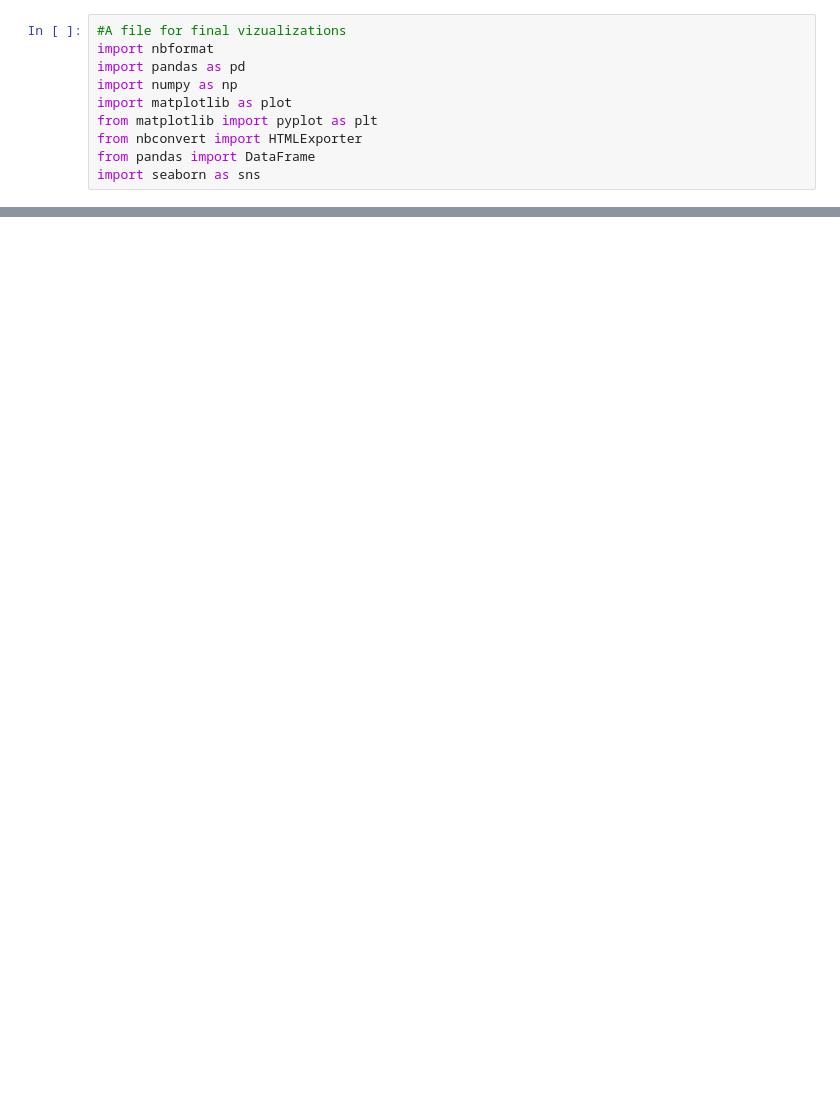
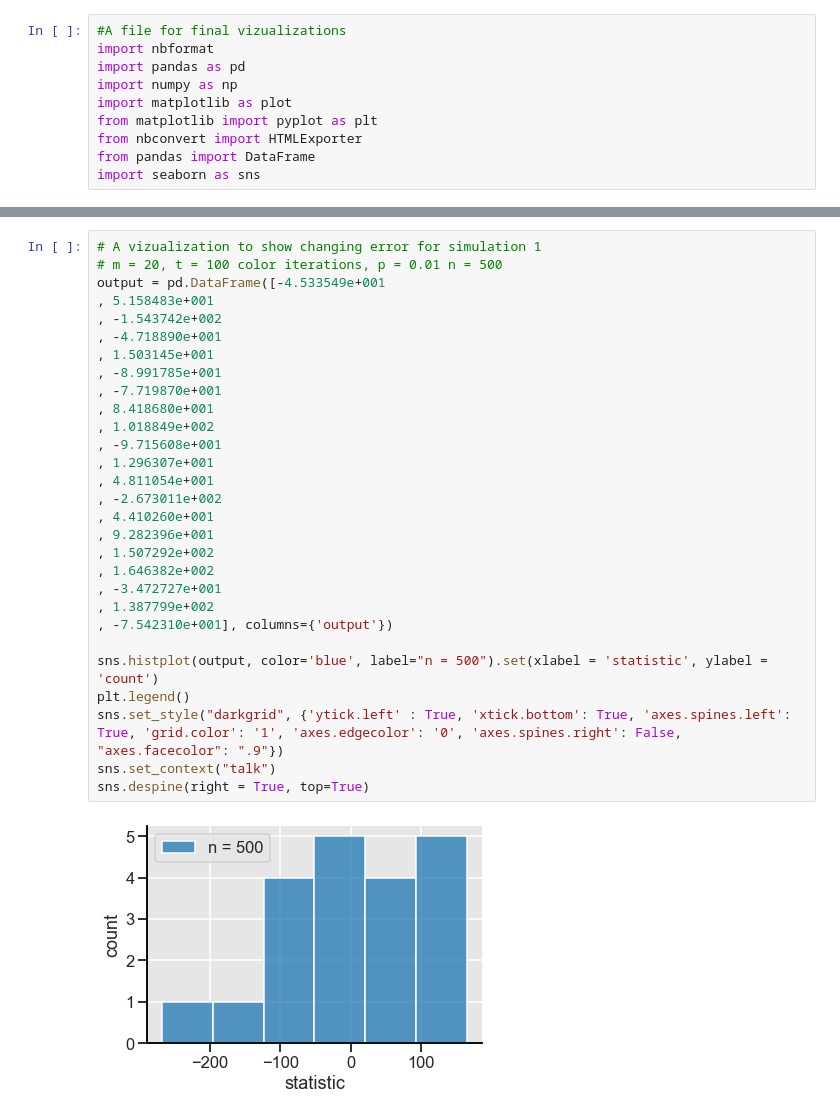
Before and after one commit to louishu17/tree_color_coding_task, a Jupyter notebook: Jupyter Vizualizations/fascia_viz.ipynb, the cells around one changed output, grey strips where cells are left out. Cells and saved outputs as stored; diff of their text form; blank space fills up the shorter version.

```diff
--- a/Jupyter Vizualizations/fascia_viz.ipynb
+++ b/Jupyter Vizualizations/fascia_viz.ipynb
@@ -49,0 +73,31 @@ sim1
+# %%
+# A vizualization to show changing error for simulation 1
+# m = 20, t = 100 color iterations, p = 0.01 n = 500
+output = pd.DataFrame([-4.533549e+001
+, 5.158483e+001
+, -1.543742e+002
+, -4.718890e+001
+, 1.503145e+001
+, -8.991785e+001
+, -7.719870e+001
+, 8.418680e+001
+, 1.018849e+002
+, -9.715608e+001
+, 1.296307e+001
+, 4.811054e+001
+, -2.673011e+002
+, 4.410260e+001
+, 9.282396e+001
+, 1.507292e+002
+, 1.646382e+002
+, -3.472727e+001
+, 1.387799e+002
+, -7.542310e+001], columns={'output'})
+
+sns.histplot(output, color='blue', label="n = 500").set(xlabel = 'statistic', ylabel = 'count')
+plt.legend()
+sns.set_style("darkgrid", {'ytick.left' : True, 'xtick.bottom': True, 'axes.spines.left': True, 'grid.color': '1', 'axes.edgecolor': '0', 'axes.spines.right': False, "axes.facecolor": ".9"})
+sns.set_context("talk")
+sns.despine(right = True, top=True)
+# %% [output]
+[figure, added]
```
Also changed, not shown: parts of 3 cells of this notebook.
